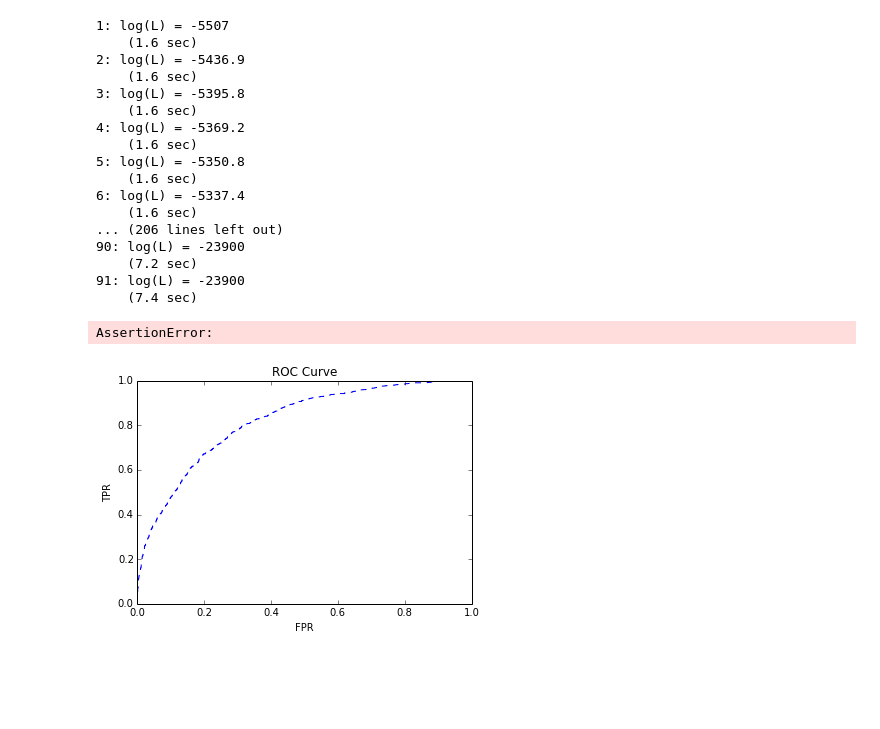
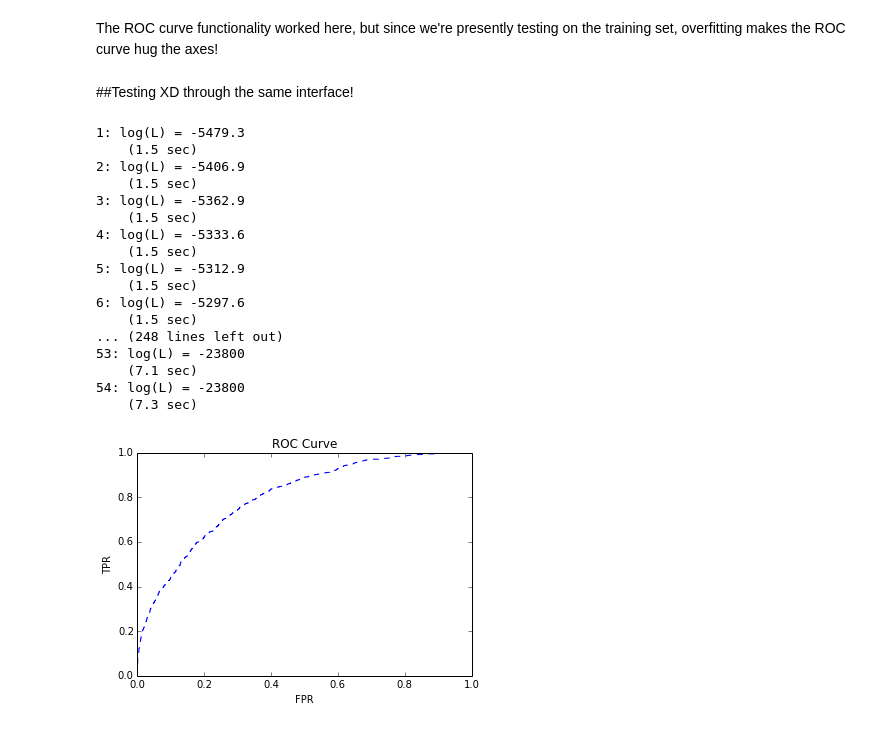
Before and after one commit to drphilmarshall/PS1QLS, a Jupyter notebook: PROJECTS/SDSS/OOP_Classifier.ipynb, the cells around one changed output. Drawn from its saved outputs; the diff is of its cells as text; code cells hidden in the pictures; blank space fills up the shorter version.

```diff
--- a/PROJECTS/SDSS/OOP_Classifier.ipynb
+++ b/PROJECTS/SDSS/OOP_Classifier.ipynb
@@ -162,30 +166,29 @@ Fitting 3 folds for each of 36 candidates, totalling 108 fits
 [figure]
+# %% [markdown]
+The ROC curve functionality worked here, but since we're presently testing on the training set, overfitting makes the ROC curve  hug the axes!
+# %% [markdown]
+##Testing XD through the same interface!
 # %%
 XD = Classifier(algorithm='XD')
 XD.train(ds.data,truth,ds.covmat)
-XD.test(ds.data)
+XD.test(ds.data,ds.covmat)
 XD.make_roc(truth)
 # %% [output]
-1: log(L) = -5507
-    (1.6 sec)
-2: log(L) = -5436.9
-    (1.6 sec)
-3: log(L) = -5395.8
-    (1.6 sec)
-4: log(L) = -5369.2
-    (1.6 sec)
-5: log(L) = -5350.8
-    (1.6 sec)
-6: log(L) = -5337.4
-    (1.6 sec)
-... (206 lines left out)
-90: log(L) = -23900
-    (7.2 sec)
-91: log(L) = -23900
-    (7.4 sec)
+1: log(L) = -5479.3
+    (1.5 sec)
+2: log(L) = -5406.9
+    (1.5 sec)
+3: log(L) = -5362.9
+    (1.5 sec)
+4: log(L) = -5333.6
+    (1.5 sec)
+5: log(L) = -5312.9
+    (1.5 sec)
+6: log(L) = -5297.6
+    (1.5 sec)
+... (248 lines left out)
+53: log(L) = -23800
+    (7.1 sec)
+54: log(L) = -23800
+    (7.3 sec)
-AssertionError:
+[figure, added]
-# %%
-XD.test(ds.data,ds.covmat)
-XD.make_roc(truth)
-# %% [output]
-[figure, removed]
```
Also changed, not shown: parts of 5 cells of this notebook.
